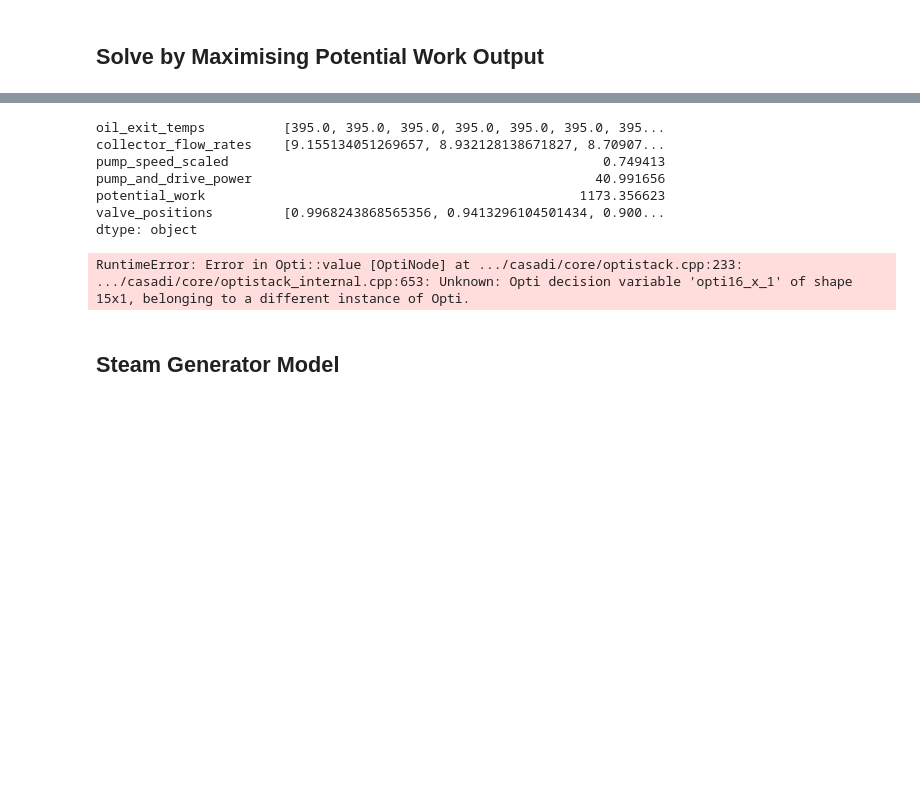
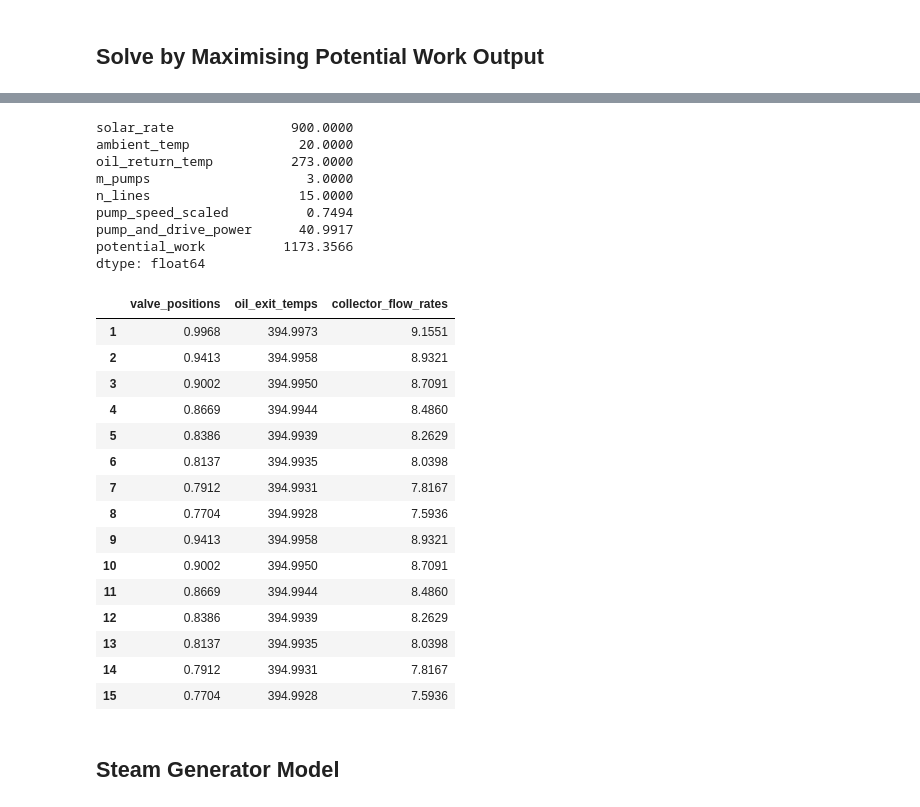
Before and after one commit to billtubbs/opt-problems, a Jupyter notebook: problems/solar_plant_rto/solar_plant_rto_cas.ipynb, the cells around one changed output, grey strips where cells are left out. Cells and saved outputs as stored; diff of their text form; code cells hidden in the pictures; blank space fills up the shorter version.

Commit message:
Solves using max work output.

```diff
--- a/problems/solar_plant_rto/solar_plant_rto_cas.ipynb
+++ b/problems/solar_plant_rto/solar_plant_rto_cas.ipynb
@@ -595,9 +522,0 @@ Opti(Opti {
-# %%
-opts = {
-    'ipopt.tol': 0.001,
-    'ipopt.max_iter': 1000,
-    'ipopt.print_level': 5,  # More verbose output
-    'ipopt.check_derivatives_for_naninf': 'yes'  # Check for NaN/Inf
-}
-opti.solver('ipopt', opts)
-sol = opti.solve()
@@ -757,3 +522,0 @@ Opti(Opti {
-# %%
-opti.solver('ipopt')
-sol = opti.solve()
@@ -881,13 +587,12 @@ def solar_plant_rto_solve(
     sol = opti.solve()
 
     variables = {
+        "valve_positions": opti.value(valve_positions),
         "oil_exit_temps": opti.value(oil_exit_temps),
         "collector_flow_rates": opti.value(collector_flow_rates),
-        "oil_exit_temps": opti.value(oil_exit_temps_sp),
         "pump_speed_scaled": opti.value(pump_speed_scaled),
         "pump_and_drive_power": opti.value(pump_and_drive_power),
         "potential_work": opti.value(potential_work),
-        "valve_positions": opti.value(valve_positions),
     }
 
     return sol, variables
@@ -928,29 +633,44 @@ Total number of inequality constraints...............:       31
 # %%
-pd.Series(variables)
+inputs = {
+    "solar_rate": solar_rate,
+    "ambient_temp": ambient_temp,
+    "oil_return_temp": oil_return_temp,
+    "m_pumps": m_pumps,
+    "n_lines": n_lines
+}
+output_vars = {name: variables[name] for name in ['pump_speed_scaled', 'pump_and_drive_power', 'potential_work']}
+
+print(pd.concat([pd.Series(inputs), pd.Series(output_vars)]).round(4))
+pd.DataFrame(
+    {name: variables[name] for name in ['valve_positions', 'oil_exit_temps', 'collector_flow_rates']},
+    index=range(1, n_lines + 1)
+).round(4)
 # %% [output]
-oil_exit_temps          [395.0, 395.0, 395.0, 395.0, 395.0, 395.0, 395...
-collector_flow_rates    [9.155134051269657, 8.932128138671827, 8.70907...
-pump_speed_scaled                                                0.749413
-pump_and_drive_power                                            40.991656
-potential_work                                                1173.356623
-valve_positions         [0.9968243868565356, 0.9413296104501434, 0.900...
-dtype: object
+solar_rate               900.0000
+ambient_temp              20.0000
+oil_return_temp          273.0000
+m_pumps                    3.0000
+n_lines                   15.0000
+pump_speed_scaled          0.7494
+pump_and_drive_power      40.9917
+potential_work          1173.3566
+dtype: float64
+|  | valve_positions | oil_exit_temps | collector_flow_rates |
+| 1 | 0.9968 | 394.9973 | 9.1551 |
+| 2 | 0.9413 | 394.9958 | 8.9321 |
+| 3 | 0.9002 | 394.9950 | 8.7091 |
+| 4 | 0.8669 | 394.9944 | 8.4860 |
+| 5 | 0.8386 | 394.9939 | 8.2629 |
+| 6 | 0.8137 | 394.9935 | 8.0398 |
+| 7 | 0.7912 | 394.9931 | 7.8167 |
+| 8 | 0.7704 | 394.9928 | 7.5936 |
+| 9 | 0.9413 | 394.9958 | 8.9321 |
+| 10 | 0.9002 | 394.9950 | 8.7091 |
+| 11 | 0.8669 | 394.9944 | 8.4860 |
+| 12 | 0.8386 | 394.9939 | 8.2629 |
+| 13 | 0.8137 | 394.9935 | 8.0398 |
+| 14 | 0.7912 | 394.9931 | 7.8167 |
+| 15 | 0.7704 | 394.9928 | 7.5936 |
-# %%
-print(f"rms_dev_sol: {rms_dev_sol:.5f}")
-print(f"pump_speed_scaled: {pump_speed_scaled_sol:.5f}")
-print(f"pump_and_drive_power: {pump_and_drive_power_sol:.3f} kW")
-print(f"potential_work: {potential_work_sol:.3f} kW")
-
-print("\nCollector Lines")
-print(f"   {'Valve':7s} {'Oil T':7s} {'Oil F':7s}")
-for i, (x, T, F) in enumerate(
-    zip(valve_positions_sol, oil_exit_temps_sol, collector_flow_rates_sol),
-    start=1
-):
-    print(f"{i:2d} {x:7.5f} {T:7.3f} {F:7.3f}")
-# %% [output]
-RuntimeError: Error in Opti::value [OptiNode] at .../casadi/core/optistack.cpp:233:
-.../casadi/core/optistack_internal.cpp:653: Unknown: Opti decision variable 'opti16_x_1' of shape 15x1, belonging to a different instance of Opti.
 # %% [markdown]
 ## Steam Generator Model
 # %%
```
Also changed, not shown: parts of 17 cells of this notebook.
